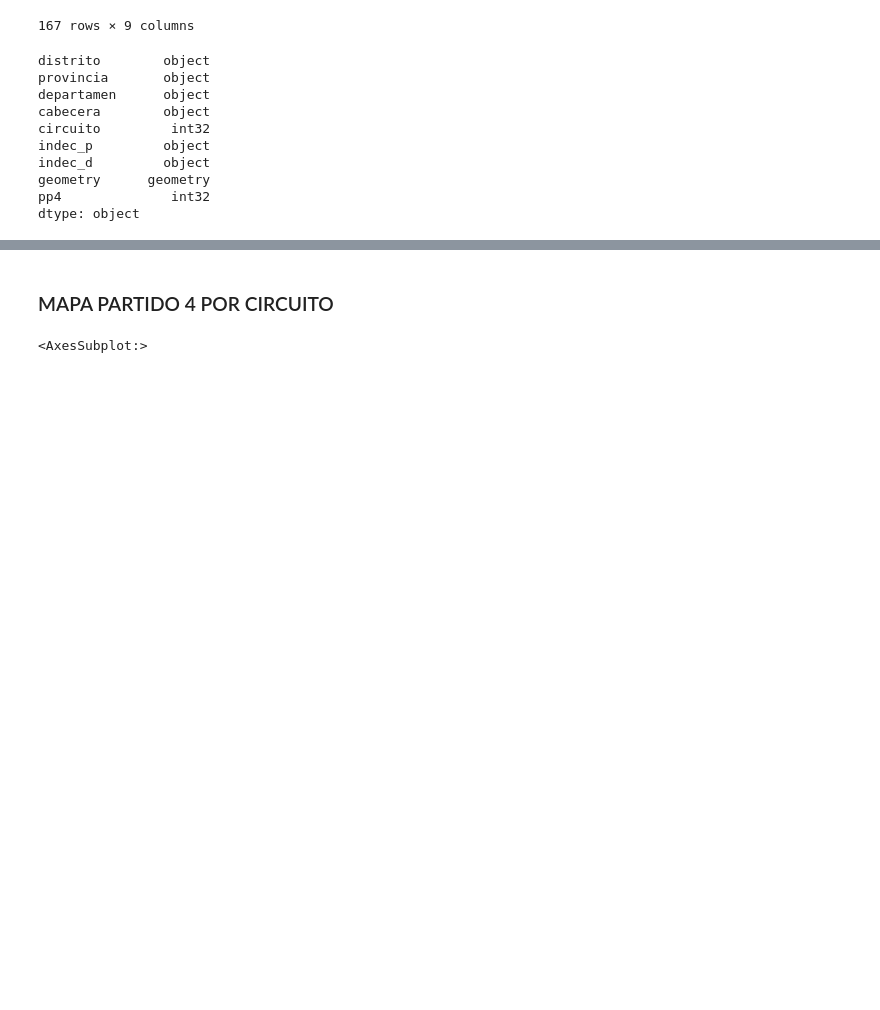
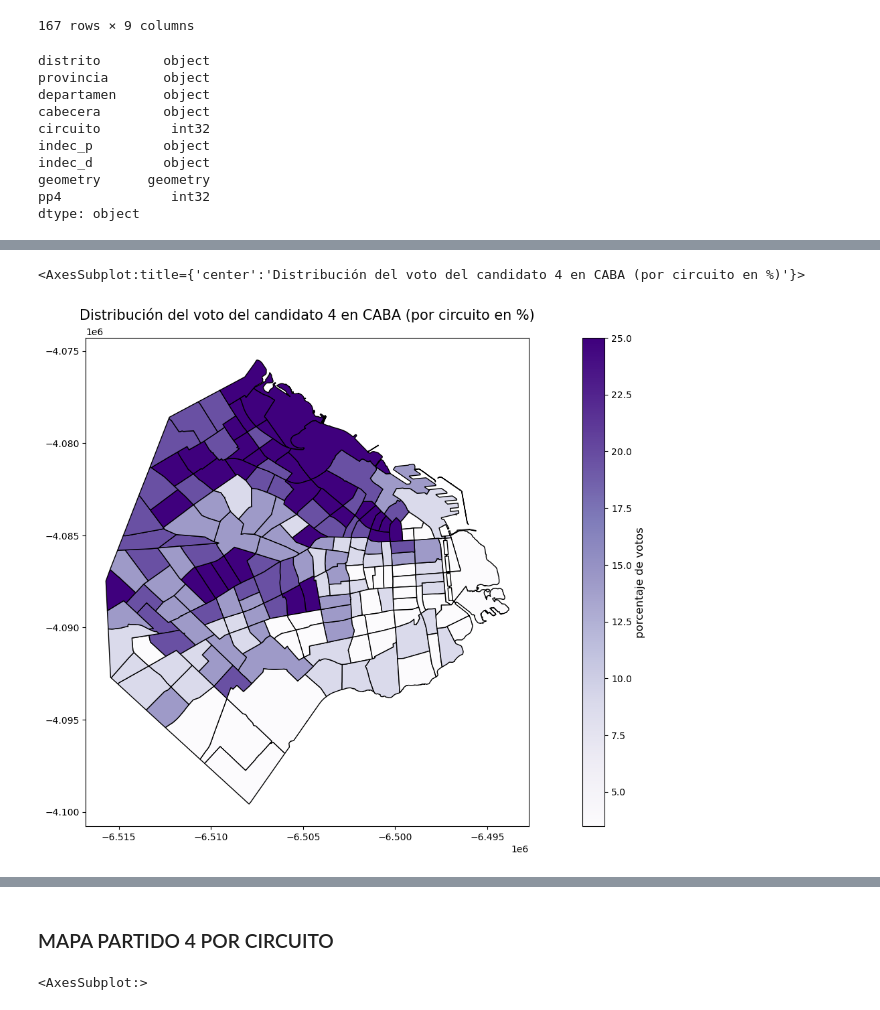
Before and after one commit to JocMB/MET4OP---Trabajo-Final, a Jupyter notebook: mapas_partidosxcircuito.ipynb, the cells around one changed output, grey strips where cells are left out. Cells and saved outputs as stored; diff of their text form; code cells hidden in the pictures; blank space fills up the shorter version.

```diff
--- a/mapas_partidosxcircuito.ipynb
+++ b/mapas_partidosxcircuito.ipynb
@@ -673,0 +745,7 @@ dtype: object
+# %%
+voto_circuito["Porcentaje PP4"] = voto_circuito["pp4"]/voto_circuito["suma_votos"]*100
+porcentaje_pp4 = voto_circuito["Porcentaje PP4"].to_frame()
+porcentaje_pp4 = voto_circuito.astype("str")
+porcentaje_pp4["circuito"] = voto_circuito["circuito"].to_frame()
+porcentaje_pp4 = voto_circuito.drop(["Unnamed: 0", "Unnamed: 0.1",	"Unnamed: 0.2", 'pp2', 'pp1', 'pp3', 'pp4', 'nv', 'suma_votos', 'geometry', 'Porcentaje PP2', 'Porcentaje PP1', 'Porcentaje PP3'], axis=1)
+porcentaje_pp4
@@ -673,0 +766,3 @@ dtype: object
+# %%
+mapa_porcentaje_pp4 = pd.merge(caba, porcentaje_pp4, on="circuito", how="inner")
+mapa_porcentaje_pp4
@@ -673,0 +783,15 @@ dtype: object
+# %%
+fig, ax = plt.subplots(figsize=(10, 10))
+ax.set_title('Distribución del voto del candidato 4 en CABA (por circuito en %)', pad = 20,fontdict={'fontsize':15})
+from mpl_toolkits.axes_grid1 import make_axes_locatable
+min_p = min(mapa_porcentaje_pp4['Porcentaje PP4'])
+max_p = max(mapa_porcentaje_pp4['Porcentaje PP4'])
+bar = plt.cm.ScalarMappable(cmap='Purples', norm=plt.Normalize(vmin = min_p , vmax=max_p))
+divider = make_axes_locatable(ax)
+cax = divider.append_axes("right", size="5%", pad=0.8)
+cbar = fig.colorbar(bar, cax=cax)
+cbar.set_label('porcentaje de votos', fontsize = 12)
+mapa_porcentaje_pp4.plot(column='Porcentaje PP4', scheme='quantiles', figsize=(10, 10), ax=ax, cax=cax, edgecolor="k", cmap='Purples')
+# %% [output]
+<AxesSubplot:title={'center':'Distribución del voto del candidato 4 en CABA (por circuito en %)'}>
+[figure, added]
```
Also changed, not shown: parts of 21 cells of this notebook.
